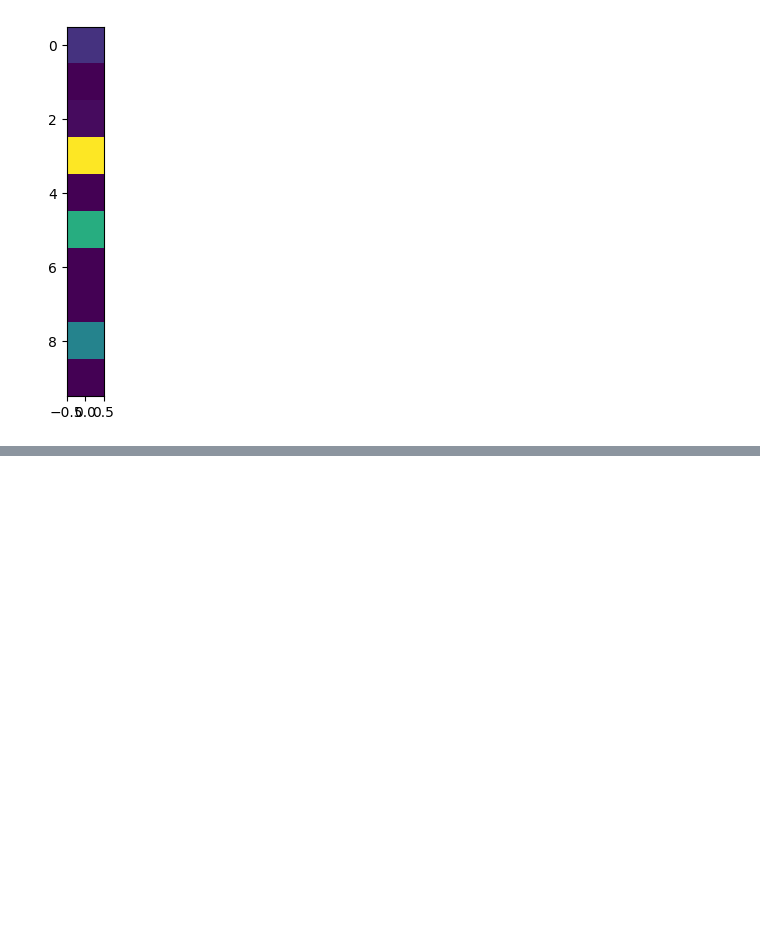
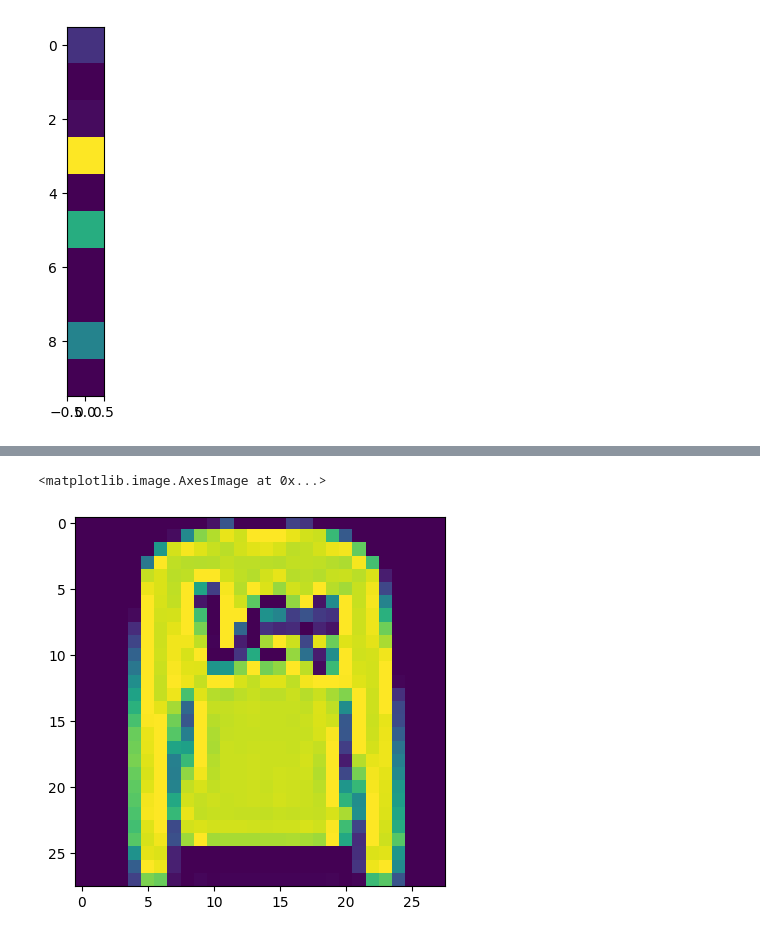
Before and after one commit to stanleytheli/mini-ml, a Jupyter notebook: src/convolution_tests.ipynb, the cells around one changed output, grey strips where cells are left out. Cells and saved outputs as stored; diff of their text form; code cells hidden in the pictures; blank space fills up the shorter version.

```diff
--- a/src/convolution_tests.ipynb
+++ b/src/convolution_tests.ipynb
@@ -256,0 +288,5 @@ plt.imshow(net.feedforward(np.array([linear_combo])))
+# %%
+plt.imshow(test_fmnist[1][0])
+# %% [output]
+<matplotlib.image.AxesImage at 0x...>
+[figure, added]
```
Also changed, not shown: parts of 12 cells of this notebook, 2 other files.
